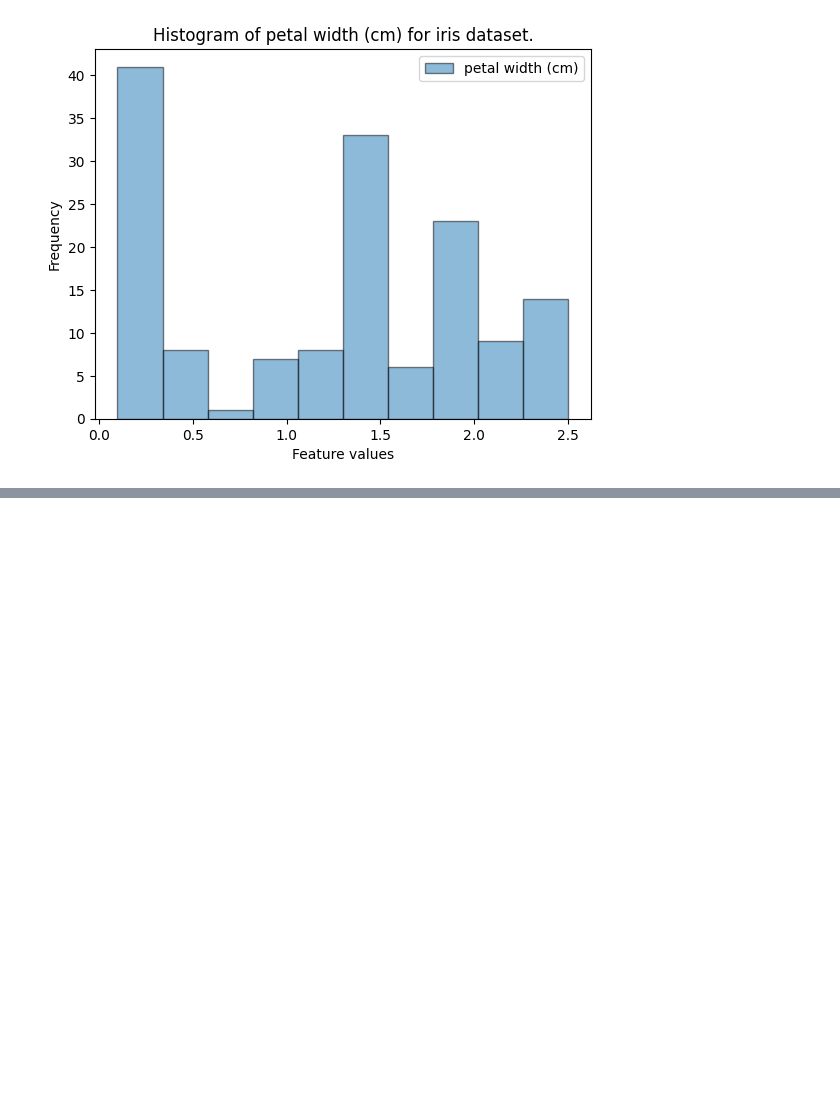
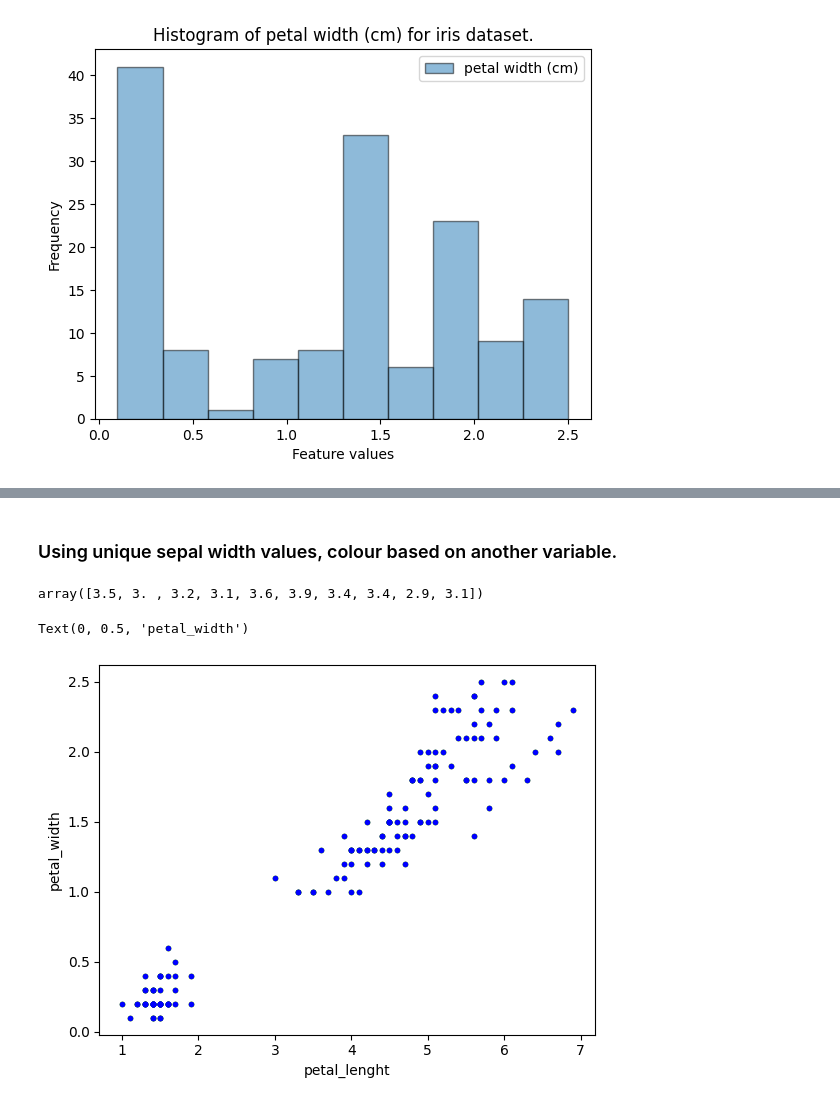
Before and after one commit to justia-pi/principles_of_DA, a Jupyter notebook: tasks.ipynb, the cells around one changed output, grey strips where cells are left out. Cells and saved outputs as stored; diff of their text form; code cells hidden in the pictures; blank space fills up the shorter version.

```diff
--- a/tasks.ipynb
+++ b/tasks.ipynb
@@ -132,0 +163,25 @@ plt.show()
+# %% [markdown]
+### Using unique sepal width values, colour based on another variable.
+# %%
+# Sepal width.
+sepal_width = data.data[:, 1]
+
+# Show first 10.
+sepal_width[:10]
+# %% [output]
+array([3.5, 3. , 3.2, 3.1, 3.6, 3.9, 3.4, 3.4, 2.9, 3.1])
+# %%
+# Create a figure and an axis.
+fig, ax = plt.subplots()
+
+# Scatter plot.
+colors = {'setosa': 'yellow', 'versicolor': 'green', 'virginica': 'blue'}
+for species in colors:
+    ax.scatter(petal_lenght, petal_width, c= colors[species], marker="." )
+
+# Labels.
+ax.set_xlabel('petal_lenght')
+ax.set_ylabel('petal_width')
+# %% [output]
+Text(0, 0.5, 'petal_width')
+[figure, added]
```
Also changed, not shown: parts of 9 cells of this notebook.
